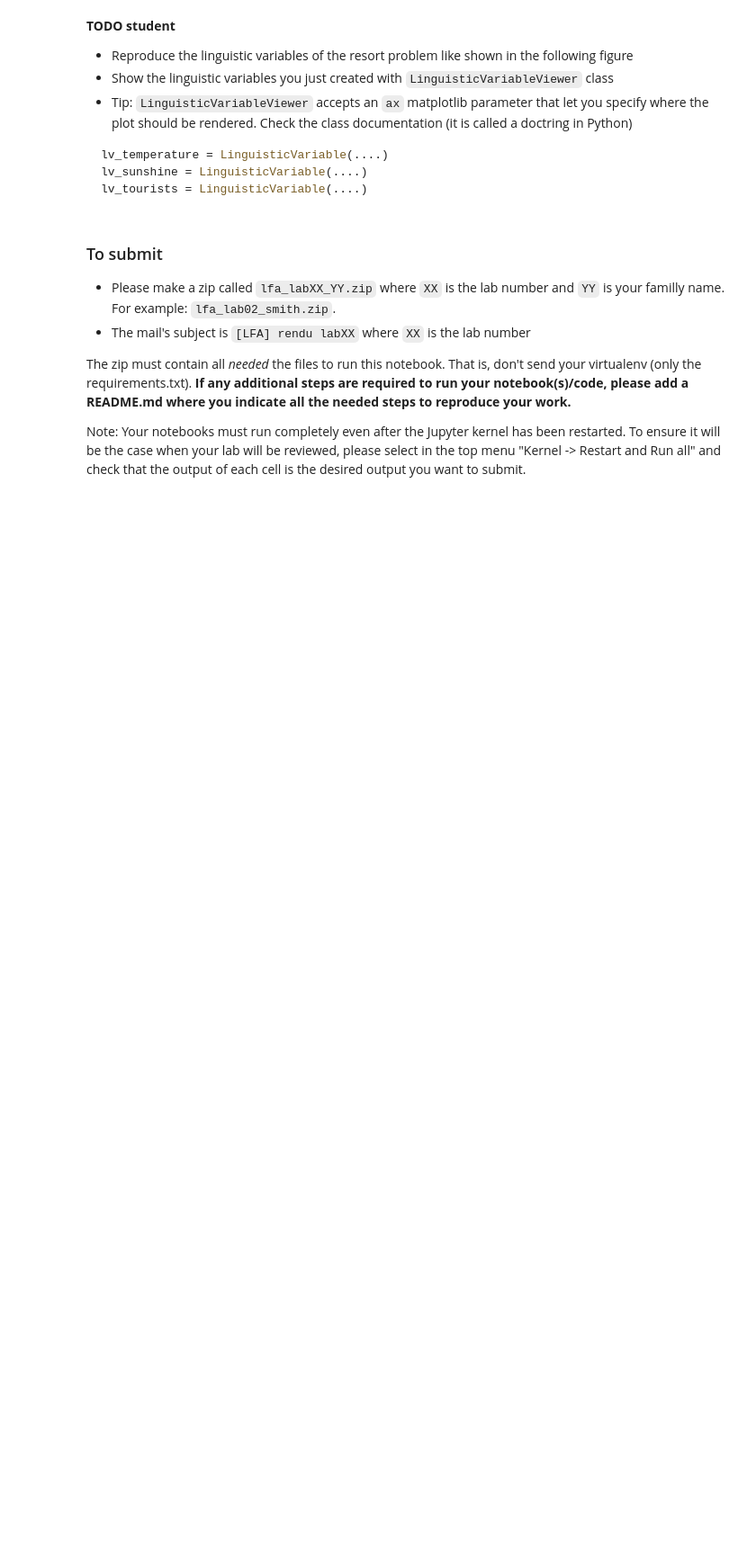
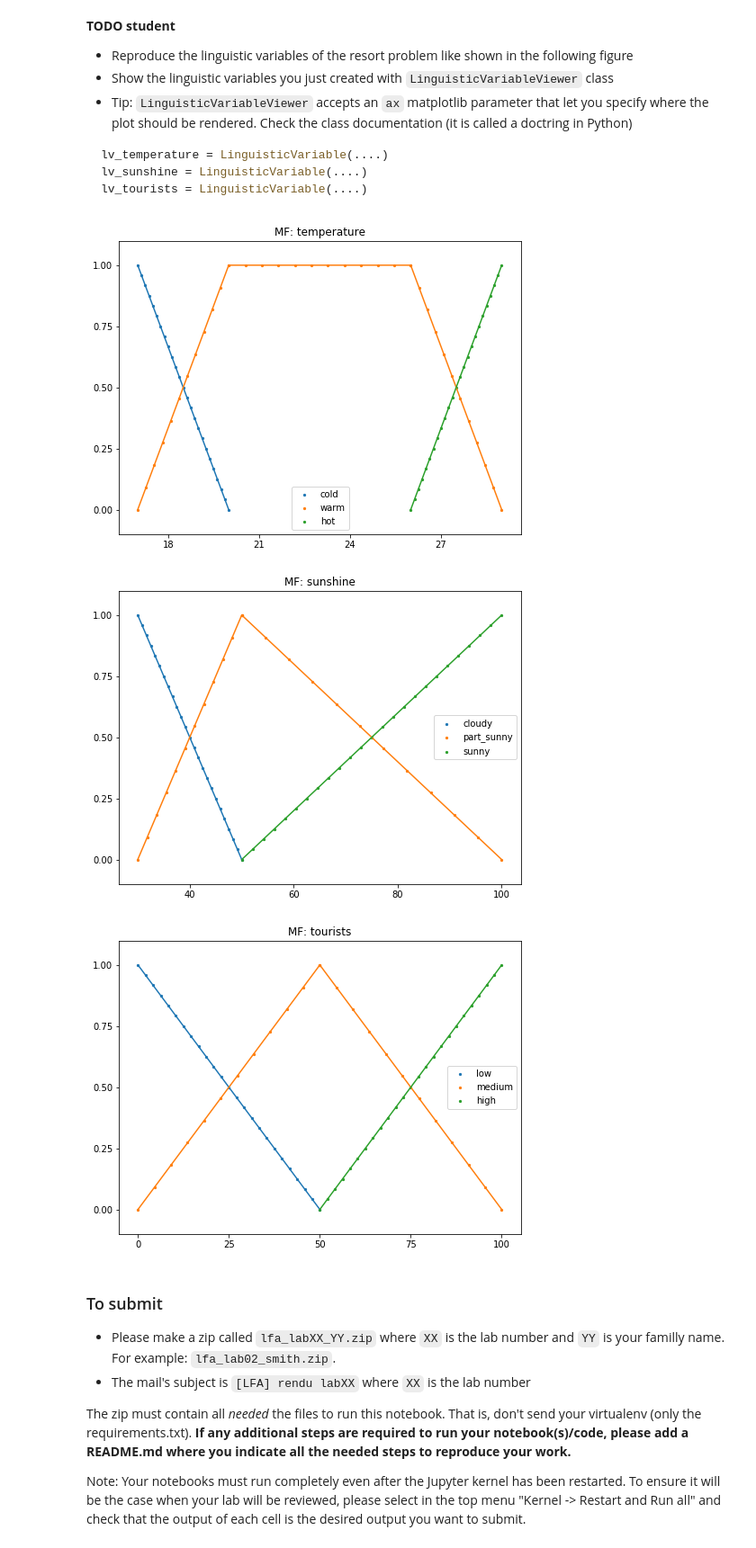
Before and after one commit to Nortalle/LFA_labo_021, a Jupyter notebook: LFA labo 030/032_linguistic_vars.ipynb, the cells around one changed output. Shown at 90% size. Saved outputs shown, nothing was run; the diff lists cells and outputs as text; code cells hidden in the pictures; blank space fills up the shorter version.

Commit message:
Notebook linguistic variable done

````diff
--- a/LFA labo 030/032_linguistic_vars.ipynb
+++ b/LFA labo 030/032_linguistic_vars.ipynb
@@ -220,6 +220,32 @@ lv_temperature = LinguisticVariable(....)
 lv_sunshine = LinguisticVariable(....)
 lv_tourists = LinguisticVariable(....)
 ```
+# %%
+lv_temperature = LinguisticVariable("temperature", {
+    "cold": LinPWMF([17, 1], [20, 0]),
+    "warm": TrapMF(17, 20, 26, 29),
+    "hot": LinPWMF([26, 0], [29, 1])
+})
+
+lv_sunshine = LinguisticVariable("sunshine", {
+    "cloudy": LinPWMF([30, 1], [50, 0]),
+    "part_sunny": TrapMF(30, 50, 50, 100),
+    "sunny": LinPWMF([50, 0], [100, 1])
+})
+
+lv_tourists = LinguisticVariable("tourists", {
+    "low": LinPWMF([0, 1], [50, 0]),
+    "medium": TrapMF(0, 50, 50, 100),
+    "high": LinPWMF([50, 0], [100, 1])
+})
+
+LinguisticVariableViewer(lv_temperature).show()
+LinguisticVariableViewer(lv_sunshine).show()
+LinguisticVariableViewer(lv_tourists).show()
+# %% [output]
+[figure, added]
+[figure, added]
+[figure, added]
 # %% [markdown]
 ### To submit
 
````
Also changed, not shown: parts of 2 cells of this notebook, 1 other file.
